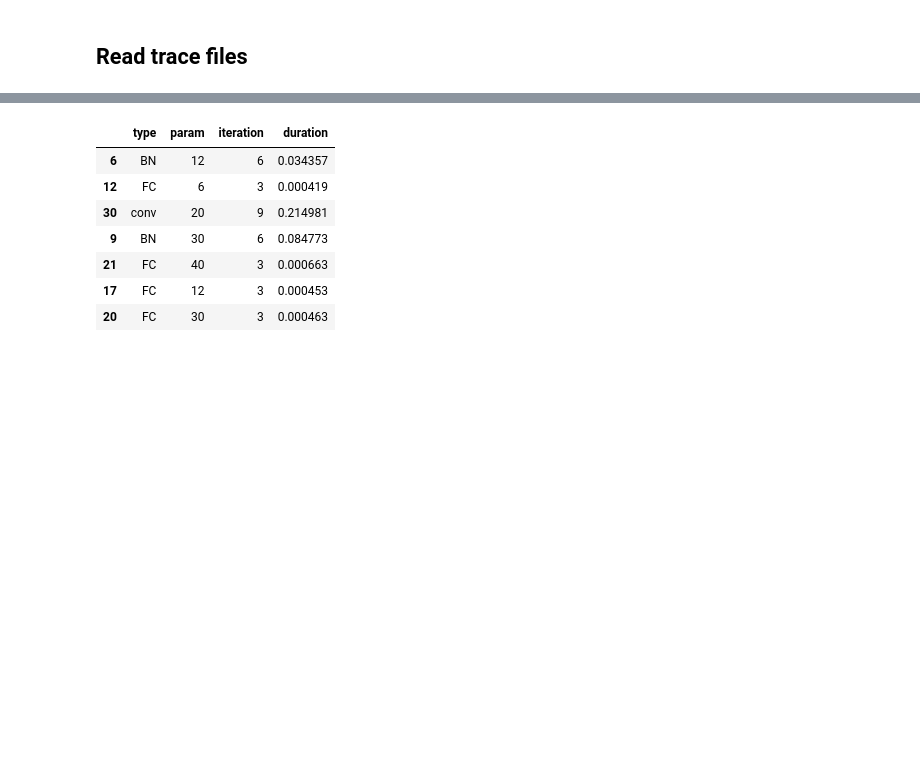
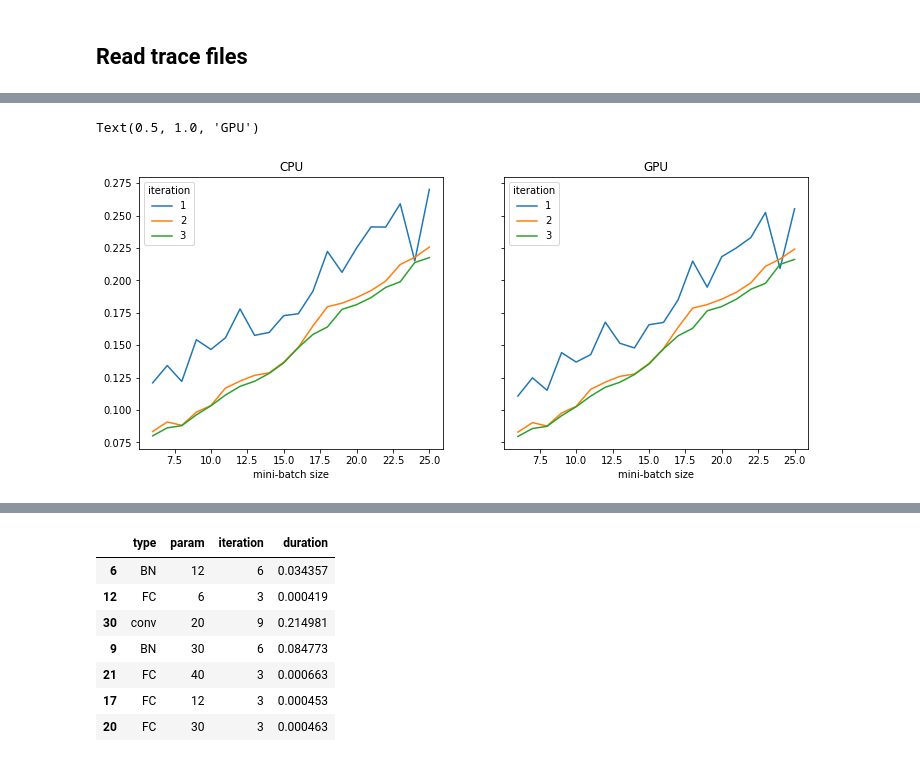
Before and after one commit to pyotr777/nsystraceparser, a Jupyter notebook: aggregateTimeFromMultipleTraces-pytorchResnet50_DLserver_20200803.ipynb, the cells around one changed output, grey strips where cells are left out. Drawn from its saved outputs; the diff is of its cells as text; code cells hidden in the pictures; blank space fills up the shorter version.

Commit message:
Notebook for aggregating NVTX events in pytorch traces.

```diff
--- a/aggregateTimeFromMultipleTraces-pytorchResnet50_DLserver_20200803.ipynb
+++ b/aggregateTimeFromMultipleTraces-pytorchResnet50_DLserver_20200803.ipynb
@@ -136,0 +145,25 @@ NVTX events: ['Iteration 1' 'FWD pass' 'Prediction and loss' 'BWD pass'
+# %%
+def extractIteration(s):
+    s = s.replace('Iteration','')
+    try:
+        x = int(s)
+    except:
+        print('Cannot convert to int {}.'.format(s))
+        return None
+    return x
+# %%
+# Time of CPU-side NVTX iterations per MBS
+df_ = results.copy()
+df_ = df_[df_['name'].str.lower().str.contains('iteration')]
+df_['iteration'] = df_['name'].apply(extractIteration)
+df_['param'] = df_['param'].astype(int)
+df_.rename({'param':'mini-batch size'},axis=1,inplace=True)
+df_ = df_[df_['iteration'] != 4]
+df_cpu = df_[df_['GPU side']==False].copy()
+df_gpu = df_[df_['GPU side']==True].copy()
+display(df_gpu.head())
+df_cpu = df_cpu.pivot_table(index='mini-batch size', columns = 'iteration', values = 'duration')
+df_cpu.sort_index(inplace=True)
+df_gpu = df_gpu.pivot_table(index='mini-batch size', columns = 'iteration', values = 'duration')
+df_gpu.sort_index(inplace=True)
+df_gpu.tail()
@@ -136,0 +184,11 @@ NVTX events: ['Iteration 1' 'FWD pass' 'Prediction and loss' 'BWD pass'
+# %%
+fig,axs = plt.subplots(1,2,figsize=(12,5),sharey=True)
+ax = axs[0]
+df_cpu.plot(ax=ax)
+ax.set_title('CPU')
+ax = axs[1]
+df_gpu.plot(ax=ax)
+ax.set_title('GPU')
+# %% [output]
+Text(0.5, 1.0, 'GPU')
+[figure, added]
```
Also changed, not shown: parts of 12 cells of this notebook, 1 other file.
